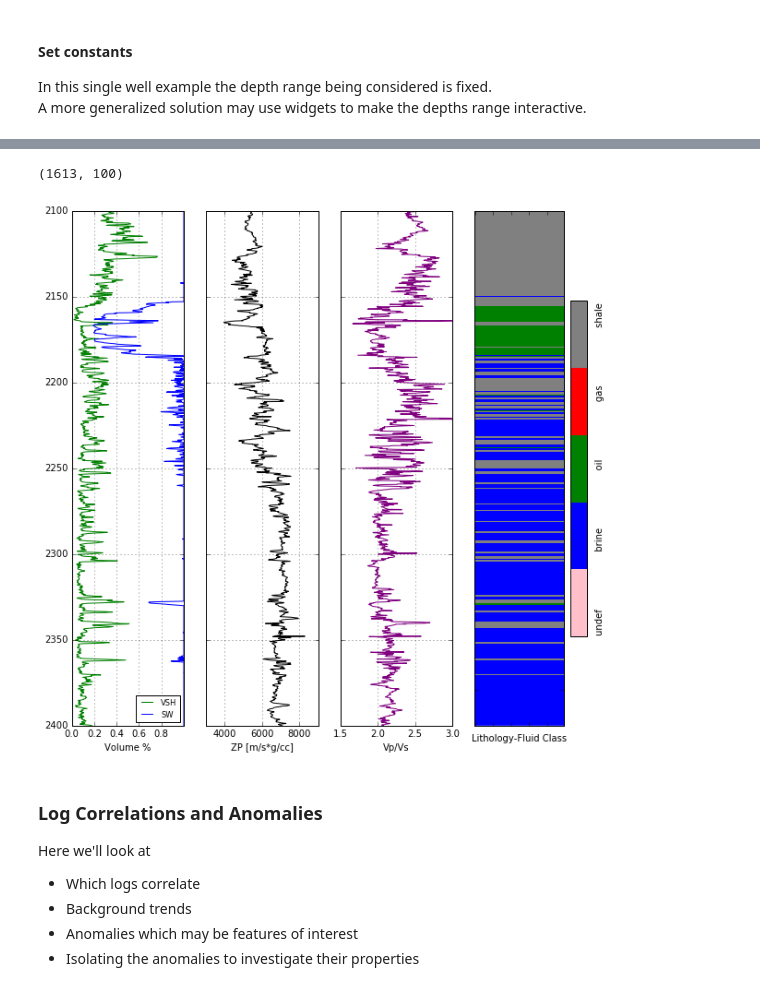
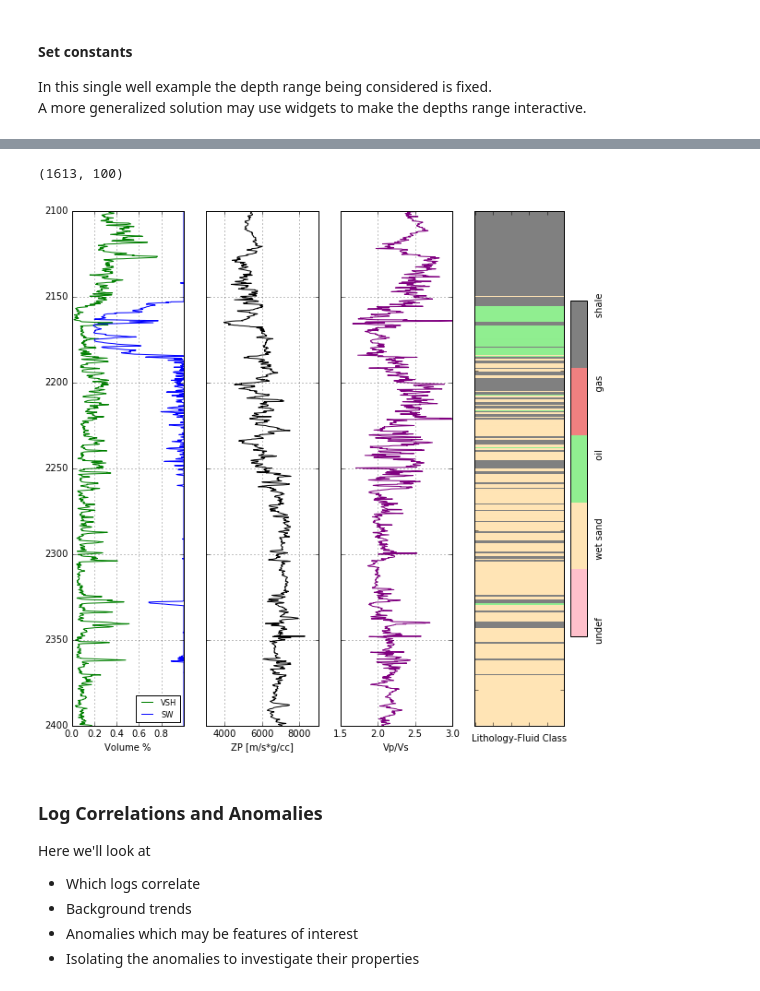
Before and after one commit to sdux/rock_predict, a Jupyter notebook: Log Work.ipynb, the cells around one changed output, grey strips where cells are left out. Cells and saved outputs as stored; diff of their text form; code cells hidden in the pictures.

```diff
--- a/Log Work.ipynb
+++ b/Log Work.ipynb
@@ -151,7 +148,7 @@ See the caveats in the documentation: http://pandas.pydata.org/pandas-docs/stabl
 # %%
 import matplotlib.colors as colors
 #      0=undef   1=bri  2=oil   3=gas 4=shale
-ccc = ['pink','blue','green','red','grey']
+ccc = ['pink','moccasin','lightgreen','lightcoral','grey']
 cmap_facies = colors.ListedColormap(ccc[0:len(ccc)], 'indexed')
 # %%
 ztop=depth_start; zbot=depth_stop
@@ -166,35 +163,35 @@ f, ax = plt.subplots(nrows=1, ncols=4, figsize=(figx, figy))
 ax[0].plot(ll.VSH, ll.DEPTH, 'g', label='VSH')
 ax[0].plot(ll.SW, ll.DEPTH, 'b', label='SW')
 ax[1].plot(ll.ZP, ll.DEPTH, '-', color='k')
 ax[2].plot(ll.VPVS, ll.DEPTH, '-', color='purple')
 im=ax[3].imshow(cluster, interpolation='none', aspect='auto',cmap=cmap_facies,vmin=0,vmax=4)
 
 cbar=plt.colorbar(im, ax=ax[3])
 #cbar.set_label('0=undef,1=brine,2=oil,3=gas,4=shale')
 #cbar.set_ticks(range(1,4)); cbar.set_ticklabels(range(1,4))
-cbar.set_label((figy*'  ').join(['undef', 'brine', 'oil', 'gas', 'shale']))
+cbar.set_label((figy*'  ').join(['undef', 'wet sand', 'oil', 'gas', 'shale']))
 cbar.set_ticks(np.arange(0,5,5)); cbar.set_ticklabels('')
 #loc = np.arange(0,5,5/float(4))
 #cbar.set_ticks(loc)
 #cbar.set_ticklabels(ccc)
 
 for i in range(len(ax)-1):
     ax[i].set_ylim(ztop,zbot)
     ax[i].invert_yaxis()
     ax[i].grid()
     ax[i].locator_params(axis='x', nbins=len(ax))
 ax[0].legend(fontsize='small', loc='lower right')
 ax[0].set_xlabel("Volume %"), ax[0].set_xlim(0,1) , ax[0].set_xticks(np.arange(0,1,0.2))
 ax[1].set_xlabel("ZP [m/s*g/cc]"), ax[1].set_xlim(3000,9000)
 ax[2].set_xlabel("Vp/Vs"),         ax[2].set_xlim(1.5,3)
 ax[3].set_xlabel('Lithology-Fluid Class')
 ax[1].set_yticklabels([]); ax[2].set_yticklabels([]); ax[3].set_yticklabels([]); ax[3].set_xticklabels([])
 
 plt.show()
 #plt.savefig("log.png", dpi=250)
 # %% [output]
 (1613, 100)
-[figure, old version]
+[figure, new version]
 # %% [markdown]
 ### Log Correlations and Anomalies
 
```
Also changed, not shown: parts of 14 cells of this notebook.
